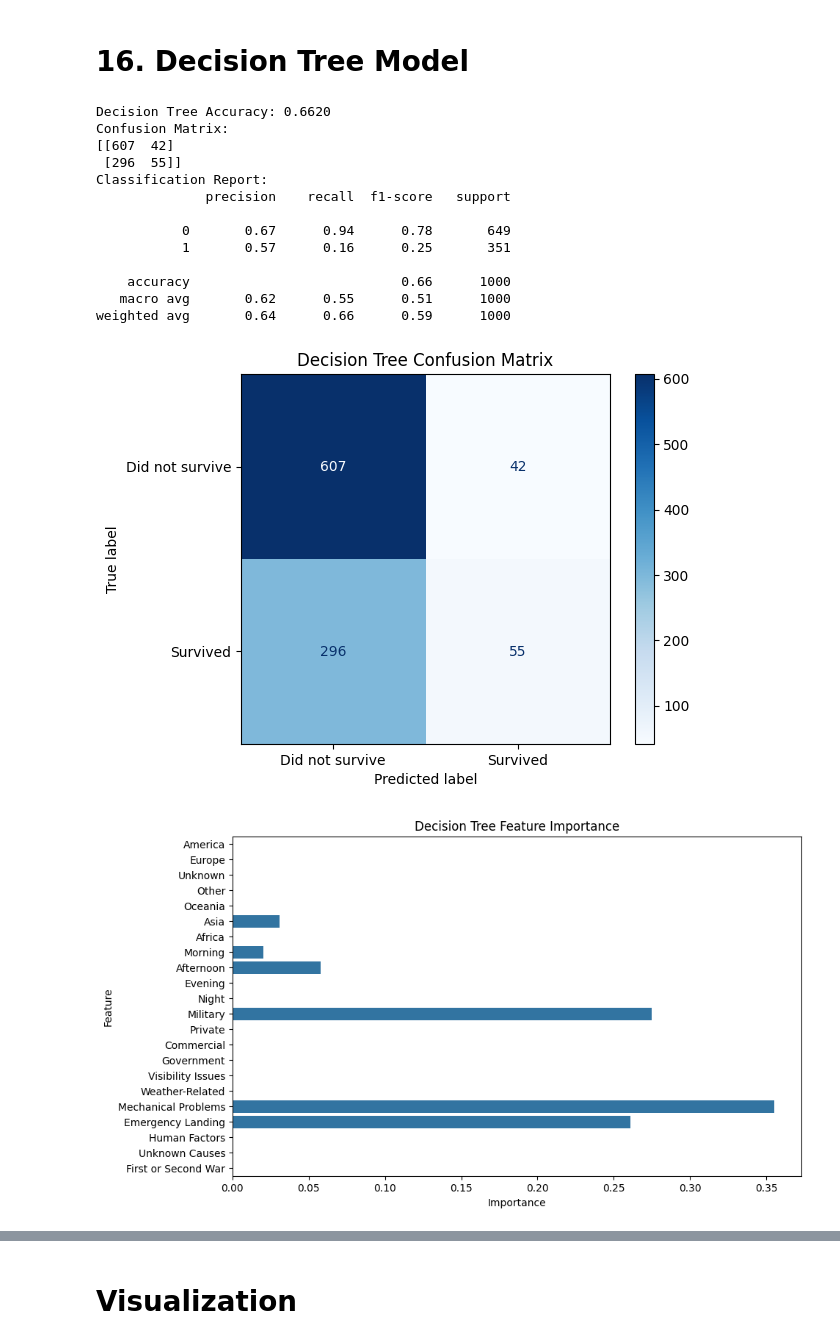
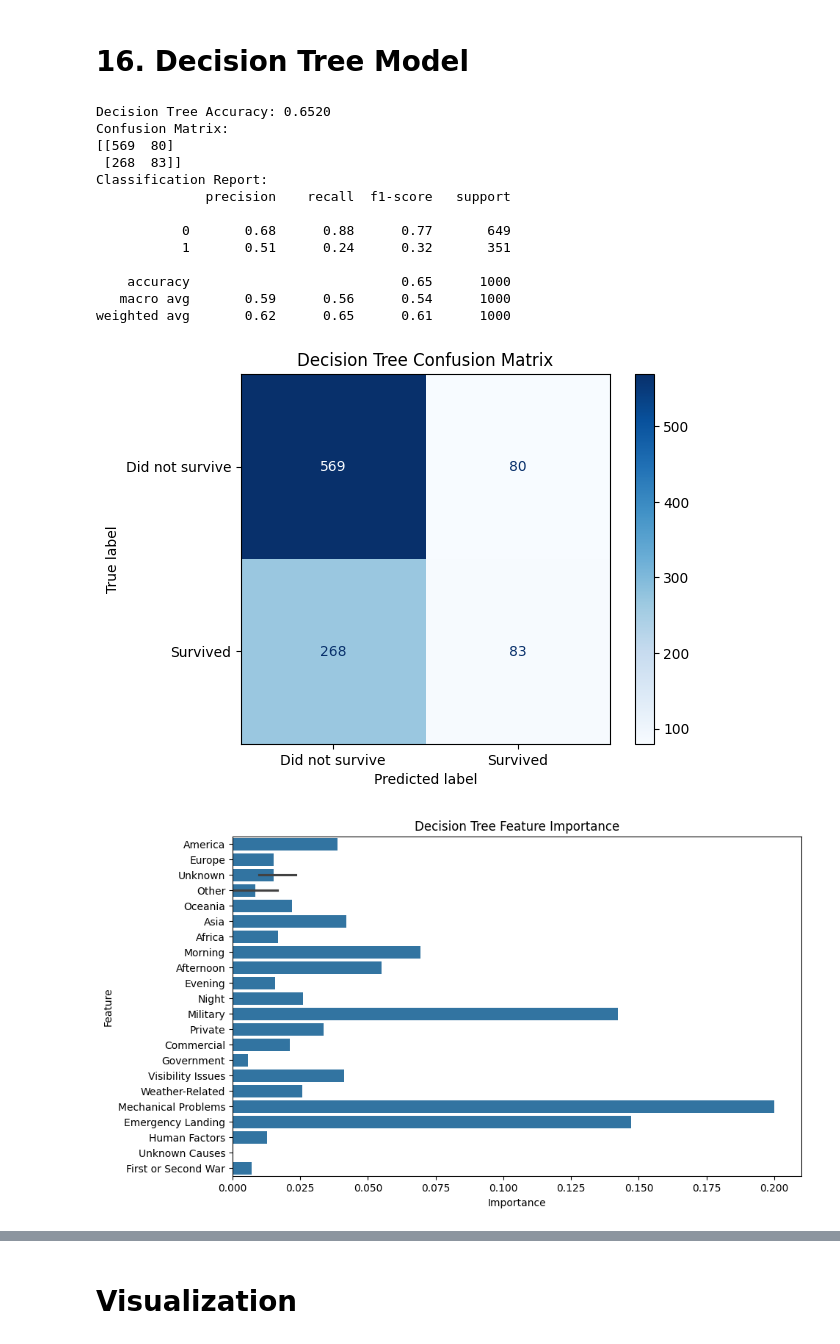
Before and after one commit to Janspitoy/AirplaneCrashes, a Jupyter notebook: notebooks/model-training.ipynb, the cells around one changed output, grey strips where cells are left out. Drawn from its saved outputs; the diff is of its cells as text; code cells hidden in the pictures.

```diff
--- a/notebooks/model-training.ipynb
+++ b/notebooks/model-training.ipynb
@@ -113,7 +133,7 @@ from sklearn.metrics import accuracy_score, confusion_matrix, classification_rep
 import matplotlib.pyplot as plt
 import seaborn as sns
 
-dt_model = DecisionTreeClassifier(random_state=42, max_depth=3)
+dt_model = DecisionTreeClassifier(random_state=42, max_depth=7)
 
 dt_model.fit(X_train, y_train)
 
@@ -123,43 +143,43 @@ y_pred_dt = dt_model.predict(X_test)
 dt_accuracy = accuracy_score(y_test, y_pred_dt)
 print(f"Decision Tree Accuracy: {dt_accuracy:.4f}")
 
 dt_conf_matrix = confusion_matrix(y_test, y_pred_dt)
 print("Confusion Matrix:")
 print(dt_conf_matrix)
 
 dt_report = classification_report(y_test, y_pred_dt)
 print("Classification Report:")
 print(dt_report)
 
 # Plot confusion matrix
 ConfusionMatrixDisplay(dt_conf_matrix, display_labels=['Did not survive', 'Survived']).plot(cmap='Blues', values_format='d')
 plt.title('Decision Tree Confusion Matrix')
 plt.show()
 
 # Feature importance
 dt_feature_importances = dt_model.feature_importances_
 plt.figure(figsize=(10, 6))
 sns.barplot(x=dt_feature_importances, y=X.columns)
 plt.title('Decision Tree Feature Importance')
 plt.xlabel('Importance')
 plt.ylabel('Feature')
 plt.show()
 # %% [output]
-Decision Tree Accuracy: 0.6620
+Decision Tree Accuracy: 0.6520
 Confusion Matrix:
-[[607  42]
- [296  55]]
+[[569  80]
+ [268  83]]
 Classification Report:
               precision    recall  f1-score   support
 
-           0       0.67      0.94      0.78       649
-           1       0.57      0.16      0.25       351
+           0       0.68      0.88      0.77       649
+           1       0.51      0.24      0.32       351
 
-    accuracy                           0.66      1000
-   macro avg       0.62      0.55      0.51      1000
-weighted avg       0.64      0.66      0.59      1000
+    accuracy                           0.65      1000
+   macro avg       0.59      0.56      0.54      1000
+weighted avg       0.62      0.65      0.61      1000
-[figure, old version]
+[figure, new version]
-[figure, old version]
+[figure, new version]
 # %%
 from sklearn.tree import export_graphviz
 from sklearn.tree import plot_tree
```
Also changed, not shown: parts of 7 cells of this notebook.
